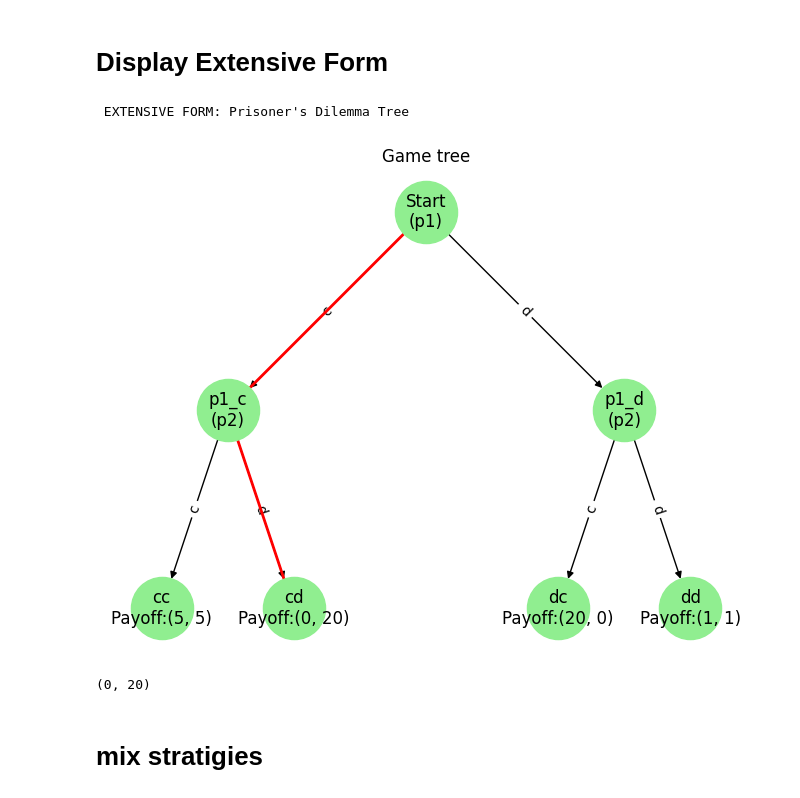
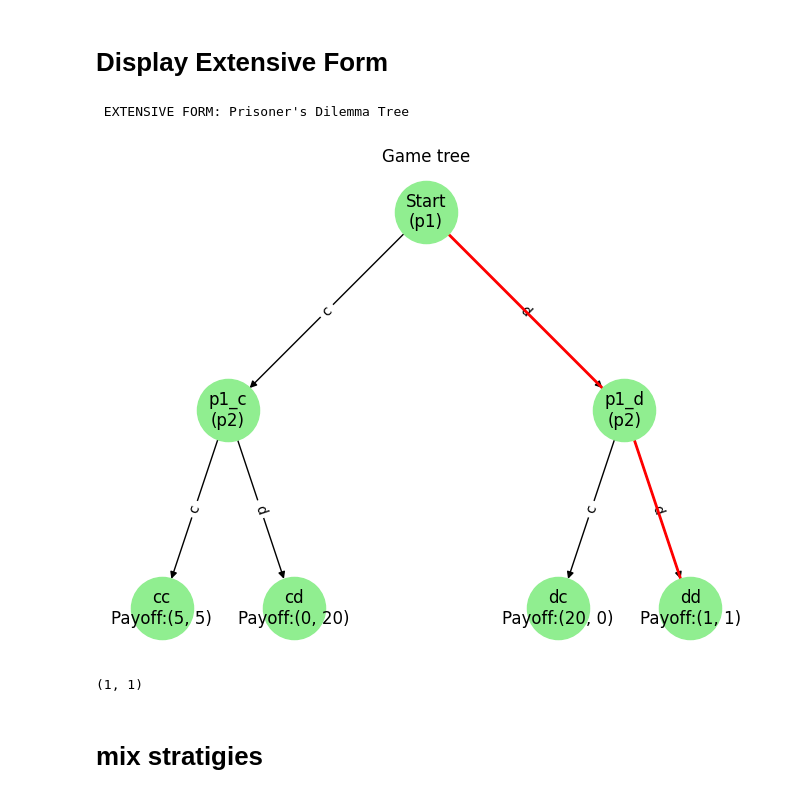
Before and after one commit to DiaaAhmedHassan/Game-theory-project, a Jupyter notebook: main_script.ipynb, the cells around one changed output. Saved outputs shown, nothing was run; the diff lists cells and outputs as text; code cells hidden in the pictures.

```diff
--- a/main_script.ipynb
+++ b/main_script.ipynb
@@ -37,11 +78,11 @@ D  (20, 0)   (1, 1)
 # %%
 print("\n EXTENSIVE FORM: Prisoner's Dilemma Tree")
 ext_game = ExtensiveGames()
-ext_game.build_prisoners_dilemma('c', 'd', show_plot=True)
+ext_game.build_prisoners_dilemma('d', 'd', show_plot=True)
 # %% [output]
  EXTENSIVE FORM: Prisoner's Dilemma Tree
-[figure, old version]
+[figure, new version]
-(0, 20)
+(1, 1)
 # %% [markdown]
 # mix stratigies
 # %%
```
Also changed, not shown: parts of 3 cells of this notebook.
